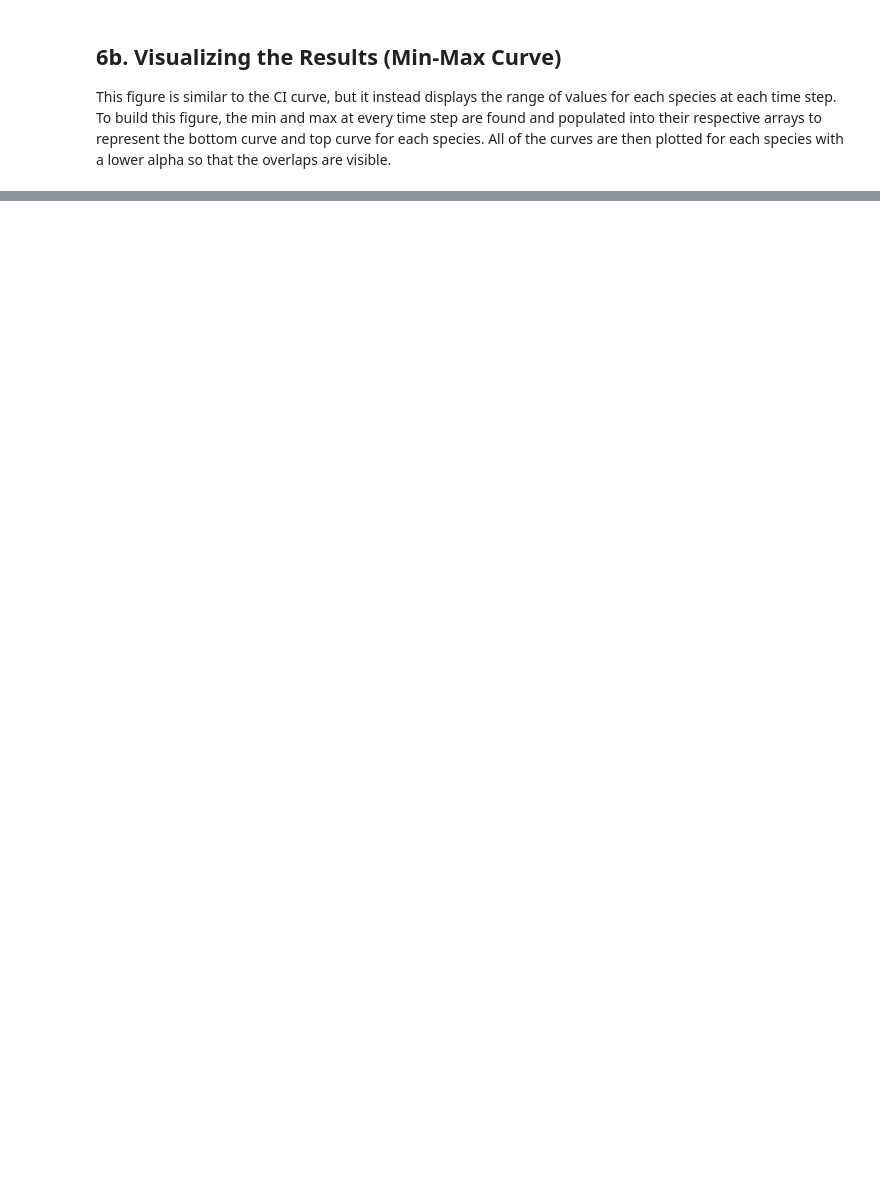
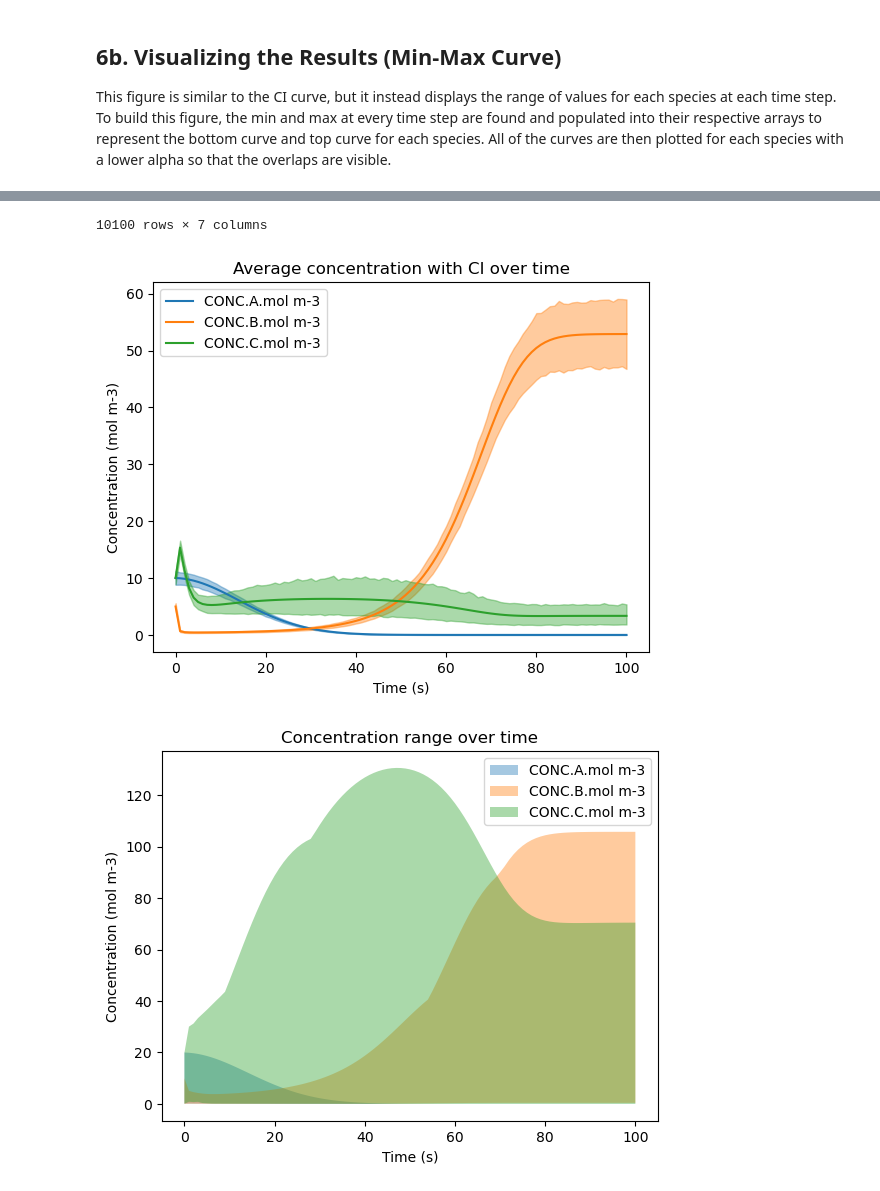
Before and after one commit to NCAR/music-box, a Jupyter notebook: tutorial/5. hypercube.ipynb, the cells around one changed output, grey strips where cells are left out. Drawn from its saved outputs; the diff is of its cells as text; code cells hidden in the pictures; blank space fills up the shorter version.

```diff
--- a/tutorial/5. hypercube.ipynb
+++ b/tutorial/5. hypercube.ipynb
@@ -190,0 +273,8 @@ plt.show()
+# %%
+complex_rates = {"USER.complex_rxn": sample_scaled[:, 5]}
+emission_rates = {"EMIS.B_emission": sample_scaled[:, 6]}
+loss_rates = {"LOSS.C_loss": sample_scaled[:, 7]}
+
+state.set_user_defined_rate_parameters(complex_rates)
+state.set_user_defined_rate_parameters(emission_rates)
+state.set_user_defined_rate_parameters(loss_rates)
@@ -190,0 +285,53 @@ plt.show()
+# %%
+state.set_conditions(temperatures, pressures)
+state.set_concentrations(concentrations)
+concentrations_solved = []
+time_step_length = 1
+sim_length = 100
+curr_time = 0
+
+while curr_time <= sim_length:
+    solver.solve(state, curr_time)
+    concentrations_solved.append(state.get_concentrations())
+    curr_time += time_step_length
+
+concentrations_solved_expanded = []
+time = []
+for i in range(0, sim_length + 1, time_step_length):
+    for j in range(0, num_grid_cells):
+        concentrations_solved_expanded.append({key: value[j] for key, value in concentrations_solved[int(i/time_step_length)].items()})
+        time.append(i)
+df_expanded = pd.DataFrame(concentrations_solved_expanded)
+df_expanded = df_expanded.rename(columns = {'A' : 'CONC.A.mol m-3', 'B' : 'CONC.B.mol m-3', 'C' : 'CONC.C.mol m-3'})
+df_expanded['time.s'] = time
+df_expanded['ENV.temperature.K'] = np.repeat(temperatures[0], (sim_length/time_step_length + 1.0) * num_grid_cells)
+df_expanded['ENV.pressure.Pa'] = np.repeat(pressures[0], (sim_length/time_step_length + 1.0) * num_grid_cells)
+df_expanded['ENV.air number density.mol m-3'] = np.repeat(state.get_conditions()['air_density'][0], (sim_length/time_step_length + 1.0) * num_grid_cells)
+df_expanded = df_expanded[['time.s', 'ENV.temperature.K', 'ENV.pressure.Pa', 'ENV.air number density.mol m-3', 'CONC.A.mol m-3', 'CONC.B.mol m-3', 'CONC.C.mol m-3']]
+display(df_expanded)
+
+sns.lineplot(data=df_expanded, x='time.s', y='CONC.A.mol m-3', errorbar=('ci', 95), err_kws={'alpha' : 0.4}, label='CONC.A.mol m-3')
+sns.lineplot(data=df_expanded, x='time.s', y='CONC.B.mol m-3', errorbar=('ci', 95), err_kws={'alpha' : 0.4}, label='CONC.B.mol m-3')
+sns.lineplot(data=df_expanded, x='time.s', y='CONC.C.mol m-3', errorbar=('ci', 95), err_kws={'alpha' : 0.4}, label='CONC.C.mol m-3')
+plt.title('Average concentration with CI over time')
+plt.ylabel('Concentration (mol m-3)')
+plt.xlabel('Time (s)')
+plt.legend()
+plt.show()
+
+min_y = []
+max_y = []
+for i in range(0, sim_length + 1, time_step_length):
+        min_y.append({key: np.min(value) for key, value in concentrations_solved[int(i/time_step_length)].items()})
+        max_y.append({key: np.max(value) for key, value in concentrations_solved[int(i/time_step_length)].items()})
+time_x = list(map(float, range(0, sim_length + 1, time_step_length)))
+
+plt.fill_between(time_x, [y['A'] for y in min_y], [y['A'] for y in max_y], alpha = 0.4, label='CONC.A.mol m-3')
+plt.fill_between(time_x, [y['B'] for y in min_y], [y['B'] for y in max_y], alpha = 0.4, label='CONC.B.mol m-3')
+plt.fill_between(time_x, [y['C'] for y in min_y], [y['C'] for y in max_y], alpha = 0.4, label='CONC.C.mol m-3')
+plt.title('Concentration range over time')
+plt.ylabel('Concentration (mol m-3)')
+plt.xlabel('Time (s)')
+plt.legend()
+plt.show()
+# %% [output]
@@ -190,0 +350,3 @@ plt.show()
+10100 rows × 7 columns
+[figure, added]
+[figure, added]
```
Also changed, not shown: parts of 13 cells of this notebook, 1 other file.
